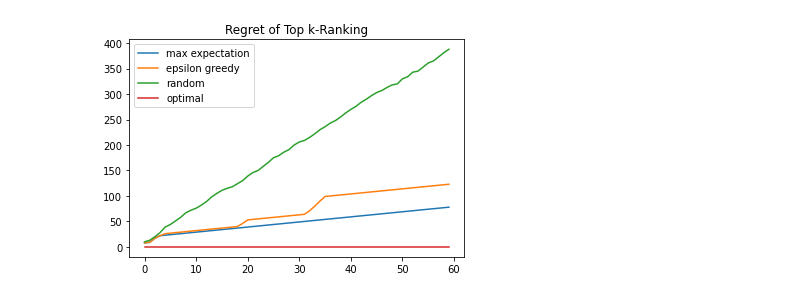
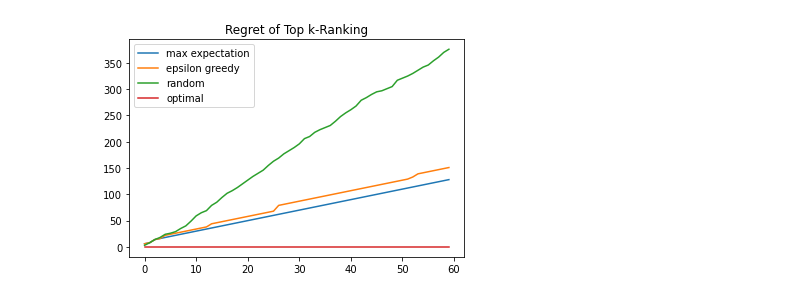
Before and after one commit to nestor-sun/deep_contextual_bandits, a Jupyter notebook: ranking/Ranking.ipynb, the cells around one changed output. Saved outputs shown, nothing was run; the diff lists cells and outputs as text; code cells hidden in the pictures.

```diff
--- a/ranking/Ranking.ipynb
+++ b/ranking/Ranking.ipynb
@@ -37,7 +37,14 @@ class MAB:
             arms_expectation_sorted_index = np.flip(np.argsort(self.arms_expectation))
             return arms_expectation_sorted_index[0:self.max_k]
         elif self.mode == 'optimal':
-            return np.array([5, 6])
+            if self.max_k == 1:
+                return np.array([5])
+            elif self.max_k == 2:
+                return np.array([5, 6])
+            elif self.max_k == 3:
+                return np.array([4, 5, 6])
+            elif self.max_k == 4:
+                return np.array([4, 5, 6, 7])
 
     def set_reward(self, arms, reward):
         self.rewards.append((arms, reward))
@@ -119,7 +126,14 @@ def test_model(MAB):
         for j in range(arms.shape[0]):
             arm = arms[j]
             error[j] = np.absolute(arm - y_train[i])
-        total_error = np.sum(error)-1
+        if MAB.max_k == 1:
+            total_error = np.sum(error)
+        elif MAB.max_k == 2:
+            total_error = np.sum(error)-1
+        elif MAB.max_k == 3:
+            total_error = np.sum(error)-2
+        elif MAB.max_k == 4:
+            total_error = np.sum(error)-4
         reward = -total_error
         MAB.set_reward(arms, reward)
         if i>0:
@@ -143,10 +211,22 @@ regret_optimal = test_model(MAB_optimal)
 # %%
+arms = 10
+k = 4
+MAB_max_expectation = MAB(arms,k,None,'max_expectation')
+MAB_epsilon_greedy = MAB(arms,k,None,'epsilon_greedy')
+MAB_random = MAB(arms,k,None,'rand')
+MAB_optimal = MAB(arms,k,None,'optimal')
+
+regret_max_expectation = test_model(MAB_max_expectation)
+regret_epsilon_greedy = test_model(MAB_epsilon_greedy)
+regret_random = test_model(MAB_random)
+regret_optimal = test_model(MAB_optimal)
+
 plt.plot(range(len(regret_ex)),regret_max_expectation,
          range(len(regret_epsilon_greedy)),regret_epsilon_greedy,
          range(len(regret_random)),regret_random,
          range(len(regret_optimal)),regret_optimal)
 plt.legend(['max expectation','epsilon greedy','random','optimal'])
 plt.title('Regret of Top k-Ranking')
 plt.show()
 # %% [output]
-[figure, old version]
+[figure, new version]
```
Also changed, not shown: parts of 4 cells of this notebook.
